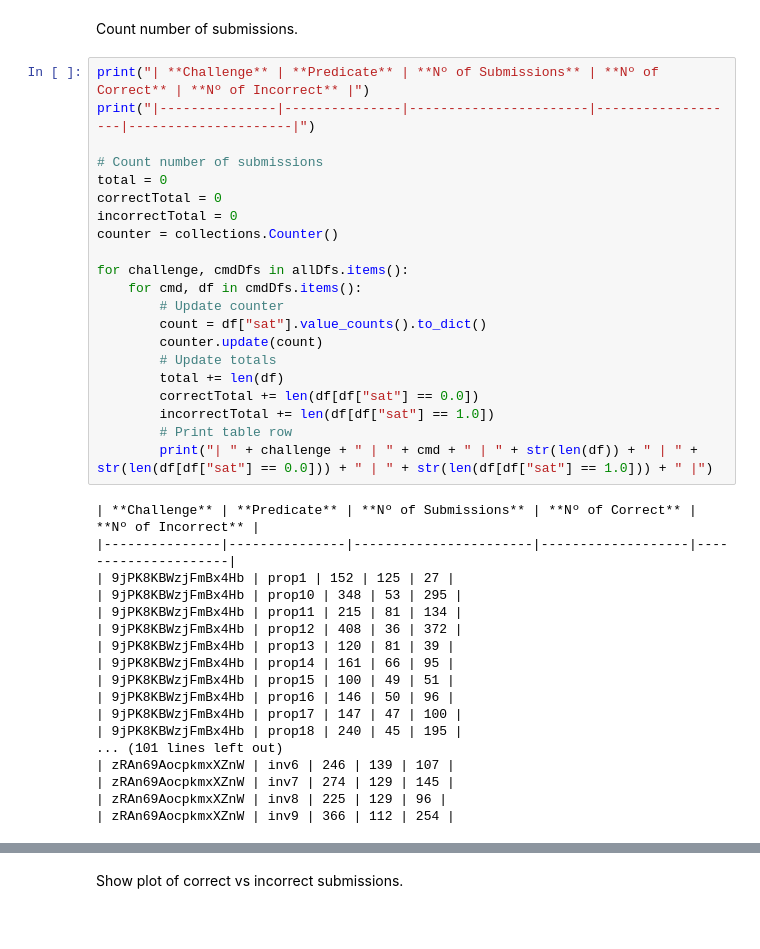
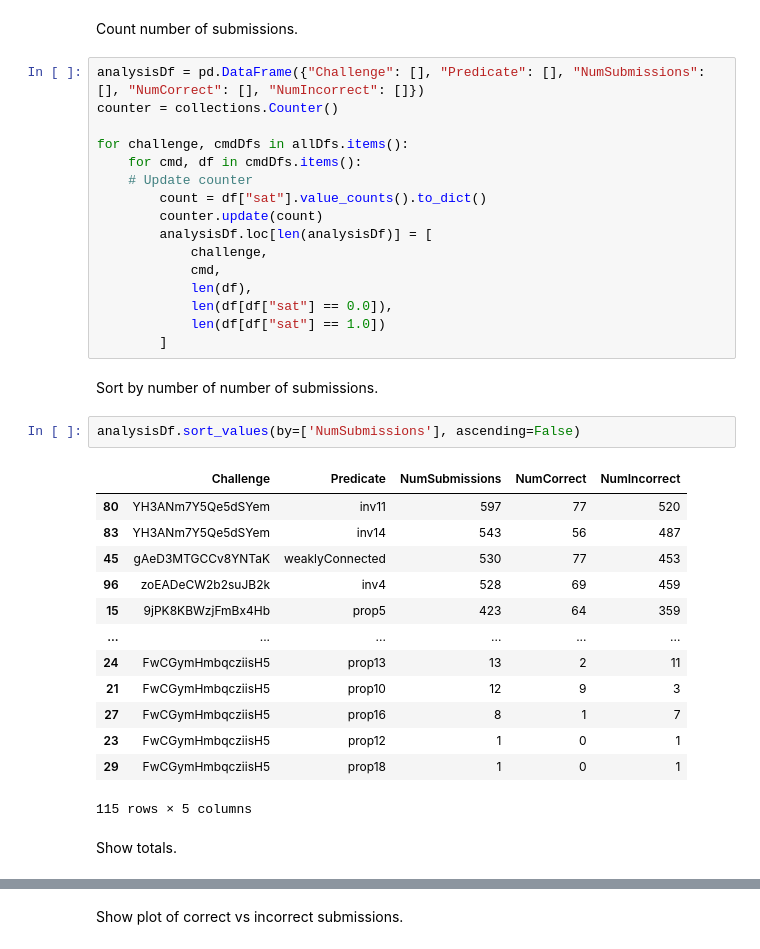
Before and after one commit to anaines14/HiGenA, a Jupyter notebook: data_preparation/notebook.ipynb, the cells around one changed output, grey strips where cells are left out. Drawn from its saved outputs; the diff is of its cells as text.

Commit message:
♻️ (Refactor): better prints

```diff
--- a/data_preparation/notebook.ipynb
+++ b/data_preparation/notebook.ipynb
@@ -834,41 +835,38 @@ allDfs = importCsvs("../graph/data/")
 # %% [markdown]
 Count number of submissions.
 # %%
-print("| **Challenge** | **Predicate** | **Nº of Submissions** | **Nº of Correct** | **Nº of Incorrect** |")
-print("|---------------|---------------|-----------------------|-------------------|---------------------|")
-
-# Count number of submissions
-total = 0
-correctTotal = 0
-incorrectTotal = 0
+analysisDf = pd.DataFrame({"Challenge": [], "Predicate": [], "NumSubmissions": [], "NumCorrect": [], "NumIncorrect": []})
 counter = collections.Counter()
 
 for challenge, cmdDfs in allDfs.items():
     for cmd, df in cmdDfs.items():
-        # Update counter
+    # Update counter
         count = df["sat"].value_counts().to_dict()
         counter.update(count)
-        # Update totals
-        total += len(df)
-        correctTotal += len(df[df["sat"] == 0.0])
-        incorrectTotal += len(df[df["sat"] == 1.0])
-        # Print table row
-        print("| " + challenge + " | " + cmd + " | " + str(len(df)) + " | " + str(len(df[df["sat"] == 0.0])) + " | " + str(len(df[df["sat"] == 1.0])) + " |")
+        analysisDf.loc[len(analysisDf)] = [
+            challenge,
+            cmd,
+            len(df),
+            len(df[df["sat"] == 0.0]),
+            len(df[df["sat"] == 1.0])
+        ]
-# %% [output]
-| **Challenge** | **Predicate** | **Nº of Submissions** | **Nº of Correct** | **Nº of Incorrect** |
-|---------------|---------------|-----------------------|-------------------|---------------------|
-| 9jPK8KBWzjFmBx4Hb | prop1 | 152 | 125 | 27 |
-| 9jPK8KBWzjFmBx4Hb | prop10 | 348 | 53 | 295 |
-| 9jPK8KBWzjFmBx4Hb | prop11 | 215 | 81 | 134 |
-| 9jPK8KBWzjFmBx4Hb | prop12 | 408 | 36 | 372 |
-| 9jPK8KBWzjFmBx4Hb | prop13 | 120 | 81 | 39 |
-| 9jPK8KBWzjFmBx4Hb | prop14 | 161 | 66 | 95 |
-| 9jPK8KBWzjFmBx4Hb | prop15 | 100 | 49 | 51 |
-| 9jPK8KBWzjFmBx4Hb | prop16 | 146 | 50 | 96 |
-| 9jPK8KBWzjFmBx4Hb | prop17 | 147 | 47 | 100 |
-| 9jPK8KBWzjFmBx4Hb | prop18 | 240 | 45 | 195 |
-... (101 lines left out)
-| zRAn69AocpkmxXZnW | inv6 | 246 | 139 | 107 |
-| zRAn69AocpkmxXZnW | inv7 | 274 | 129 | 145 |
-| zRAn69AocpkmxXZnW | inv8 | 225 | 129 | 96 |
-| zRAn69AocpkmxXZnW | inv9 | 366 | 112 | 254 |
+# %% [markdown]
+Sort by number of number of submissions.
+# %%
+analysisDf.sort_values(by=['NumSubmissions'], ascending=False)
+# %% [output]
+|  | Challenge | Predicate | NumSubmissions | NumCorrect | NumIncorrect |
+| 80 | YH3ANm7Y5Qe5dSYem | inv11 | 597 | 77 | 520 |
+| 83 | YH3ANm7Y5Qe5dSYem | inv14 | 543 | 56 | 487 |
+| 45 | gAeD3MTGCCv8YNTaK | weaklyConnected | 530 | 77 | 453 |
+| 96 | zoEADeCW2b2suJB2k | inv4 | 528 | 69 | 459 |
+| 15 | 9jPK8KBWzjFmBx4Hb | prop5 | 423 | 64 | 359 |
+| ... | ... | ... | ... | ... | ... |
+| 24 | FwCGymHmbqcziisH5 | prop13 | 13 | 2 | 11 |
+| 21 | FwCGymHmbqcziisH5 | prop10 | 12 | 9 | 3 |
+| 27 | FwCGymHmbqcziisH5 | prop16 | 8 | 1 | 7 |
+| 23 | FwCGymHmbqcziisH5 | prop12 | 1 | 0 | 1 |
+| 29 | FwCGymHmbqcziisH5 | prop18 | 1 | 0 | 1 |
+115 rows × 5 columns
+# %% [markdown]
+Show totals.
```
Also changed, not shown: parts of 3 cells of this notebook, 2 other files.
